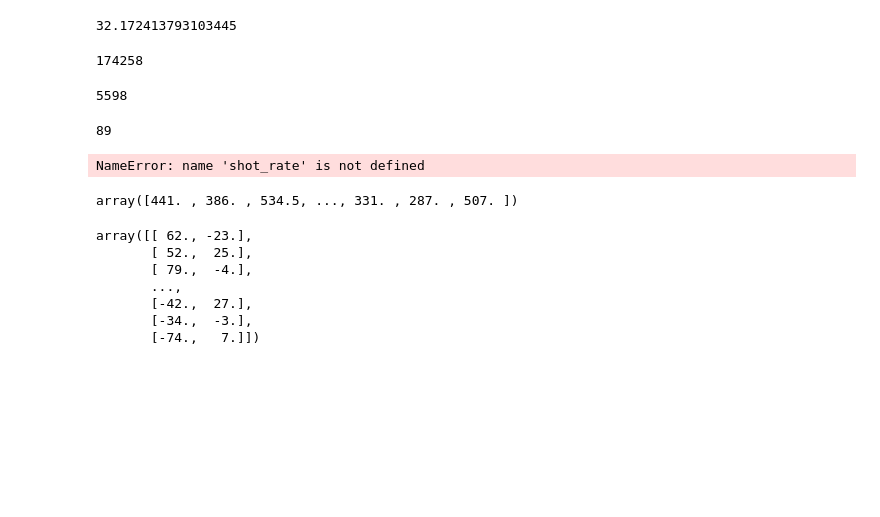
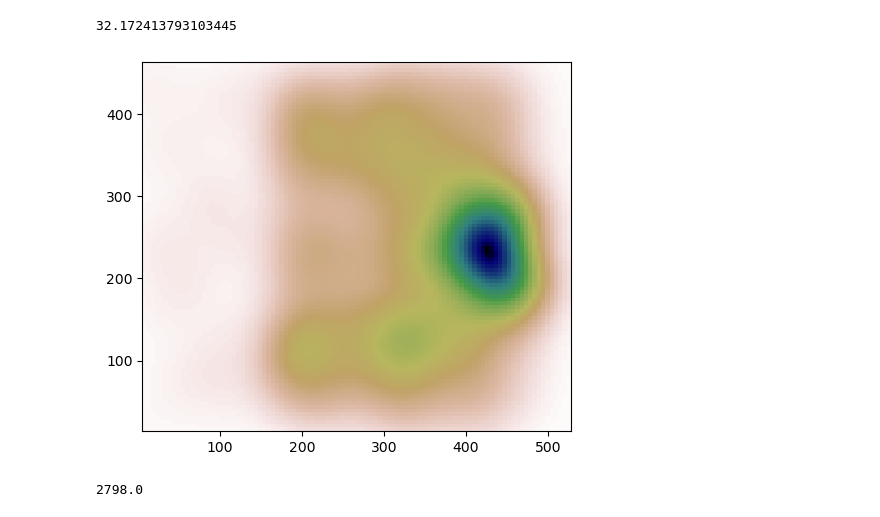
Before and after one commit to Mohamed-loua/ift6758-projet-hockey, a Jupyter notebook: notebooks/question_6.ipynb, the cells around one changed output. Drawn from its saved outputs; the diff is of its cells as text; code cells hidden in the pictures; blank space fills up the shorter version.

```diff
--- a/notebooks/question_6.ipynb
+++ b/notebooks/question_6.ipynb
@@ -135,9 +145,3 @@ print(calculate_team_shots_per_hour(df_season_league, 1))
 # %% [output]
 32.15092250922509
 32.172413793103445
-# %%
-print(len(get_total_league_shots_array(df_season_league)))
-print(len(get_total_team_shots_array(df_season_league, 1)))
-# %% [output]
-174258
-5598
@@ -146,27 +148,38 @@ print(len(get_total_team_shots_array(df_season_league, 1)))
-# %%
-team_1_2017 = data_extractor.get_season_data_for_team(2017, 1)
-team_1_shots = data_extractor.get_shots(team_1_2017, 1)
-team_shot_rate = 0
-shot_count = len(team_1_shots)
-game_count = len(team_1_2017.keys())
-print(game_count)
-total_time = game_count * 1
-team_shot_rate = shot_count / total_time
-print(shot_rate)
-# %% [output]
-89
-NameError: name 'shot_rate' is not defined
-# %%
-coor_x
-# %% [output]
-array([441. , 386. , 534.5, ..., 331. , 287. , 507. ])
-# %%
-team_1_shots
-# %% [output]
-array([[ 62., -23.],
-       [ 52.,  25.],
-       [ 79.,  -4.],
-       ...,
-       [-42.,  27.],
-       [-34.,  -3.],
-       [-74.,   7.]])
+# %%
+total_team_shots_x, total_team_shots_y = get_total_team_shots_array(df_season_league, 1)
+total_team_shots_x = np.abs(total_team_shots_x * ratio_w)
+total_team_shots_y = (total_team_shots_y+42.5) * ratio_l
+
+xmin = total_team_shots_x.min()
+xmax = total_team_shots_x.max()
+ymin = total_team_shots_y.min()
+ymax = total_team_shots_y.max()
+
+X, Y = np.mgrid[xmin:xmax:100j, ymin:ymax:100j]
+positions = np.vstack([X.ravel(), Y.ravel()])
+values = np.vstack([total_team_shots_x, total_team_shots_y])
+kernel = stats.gaussian_kde(values)
+Z_team = np.reshape(kernel(positions).T, X.shape)
+# %%
+fig, ax = plt.subplots()
+ax.imshow(np.rot90(Z_team), cmap=plt.cm.gist_earth_r,
+          extent=[xmin, xmax, ymin, ymax])
+ax.plot(total_team_shots_x, total_team_shots_y, 'k.', markersize=0)
+ax.set_xlim([xmin, xmax])
+ax.set_ylim([ymin, ymax])
+plt.show()
+# %% [output]
+[figure, added]
+# %%
+# put shots in bins
+xedges = list(range(0, new_width+1, 10))
+yedges = list(range(0, height+1, 10))
+
+H_team, xedges, yedges = np.histogram2d(total_team_shots_x, total_team_shots_y, bins=(xedges, yedges))
+
+# Histogram does not follow Cartesian convention (see Notes),
+# therefore transpose H for visualization purposes.
+print(H_team.sum())
+H_team = H_team.T
+# %% [output]
+2798.0
```
Also changed, not shown: parts of 17 cells of this notebook, 3 other files.
